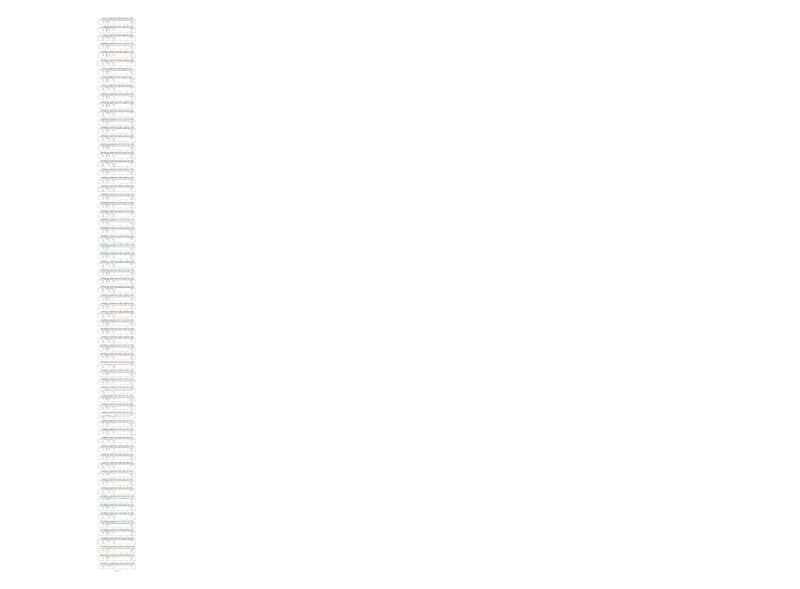
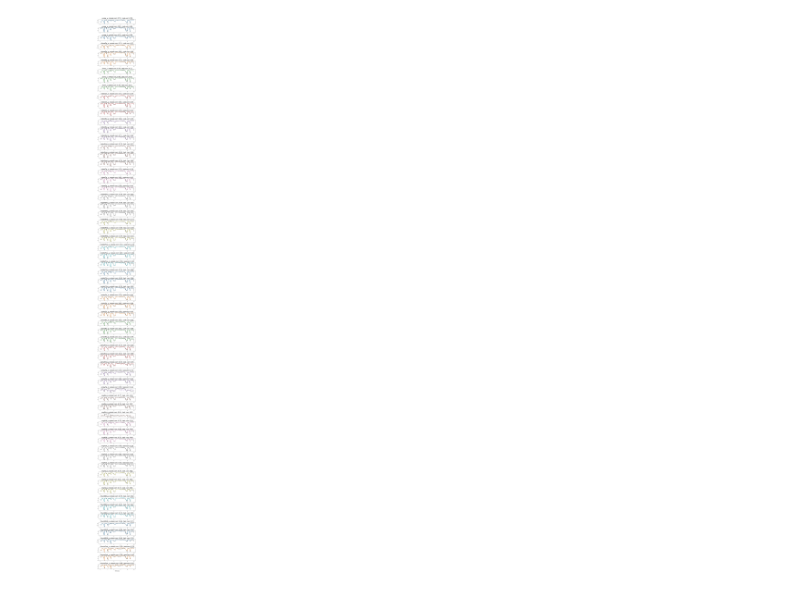
Before and after one commit to ntolley/see_ssm, a Jupyter notebook: notebooks/train_decoder.ipynb, the cells around one changed output. Cells and saved outputs as stored; diff of their text form; code cells hidden in the pictures.

```diff
--- a/notebooks/train_decoder.ipynb
+++ b/notebooks/train_decoder.ipynb
@@ -226,6 +277,7 @@ def run_rnn(pred_df, neural_df, neural_offset, cv_dict, metadata, task_info=True
 # %%
 # func_dict = {'wiener': contrastive_functions.run_wiener, 'rnn': contrastive_functions.run_rnn}
-func_dict = {'rnn': run_rnn}
+func_dict = {'rnn': run_rnn, 'wiener': run_wiener}
+# func_dict = {'rnn': run_wiener}
 
 fpath = '../data/neuron_num_results/'
 
@@ -320,7 +398,7 @@ labelsize = 15
 ticksize=10
 time_offset = 500
 
-bounds = list(range(0+time_offset,1000+time_offset))
+bounds = list(range(2000+time_offset,3000+time_offset))
 x_times = np.arange(len(bounds)) / 100 # Sampling rate=100 Hz
 
 # repeat_name = 'repeat_0'
@@ -328,34 +406,34 @@ x_times = np.arange(len(bounds)) / 100 # Sampling rate=100 Hz
 
 plt.figure(figsize=(8,len(marker_list) * 5))
 
 marker_counter = 0
 coord_idx = 0
 coord_names = ['x','y','z']
 for mrk_idx in range(len(marker_list) * 3):
     if mrk_idx % 3 == 0:
         marker_counter += 1
         coord_idx = 0
     coord_idx += 1
 
     plt.subplot(len(marker_list) * 3,1,mrk_idx+1)
     notask_corr = np.corrcoef(y_test_data[:,mrk_idx], decode_results['rnn']['notask']['test_pred'][:,mrk_idx])
     task_corr = np.corrcoef(y_test_data[:,mrk_idx], decode_results['rnn']['task']['test_pred'][:,mrk_idx])
 
 
     plt.plot(x_times, y_test_data[bounds,mrk_idx], color='k', label='DLC Marker')
     plt.plot(x_times, decode_results['rnn']['notask']['test_pred'][bounds,mrk_idx], color='grey', label='RNN Pred')
     plt.plot(x_times, decode_results['rnn']['task']['test_pred'][bounds,mrk_idx], color=f'C{marker_counter-1}')
 
     plt.xticks(fontsize=ticksize)
     plt.yticks(fontsize=ticksize)
     plt.title(f'{marker_list[marker_counter-1]}_{coord_names[coord_idx-1]}; notask corr: {notask_corr[0,1]:.2f};  task corr: {task_corr[0,1]:.2f}', fontsize=20)
 plt.xlabel('Time (s)', fontsize=labelsize)
 
 plt.tight_layout()
 # plt.savefig('../figures/mamba_layout_trajectory.png')
 # plt.savefig('../figures/lstm_layout_trajectory.png')
 # %% [output]
-[figure, old version]
+[figure, new version]
 # %%
 corr_diff = all_test_corr - nolayout_test_corr
 
```
Also changed, not shown: parts of 6 cells of this notebook, 1 other file.
